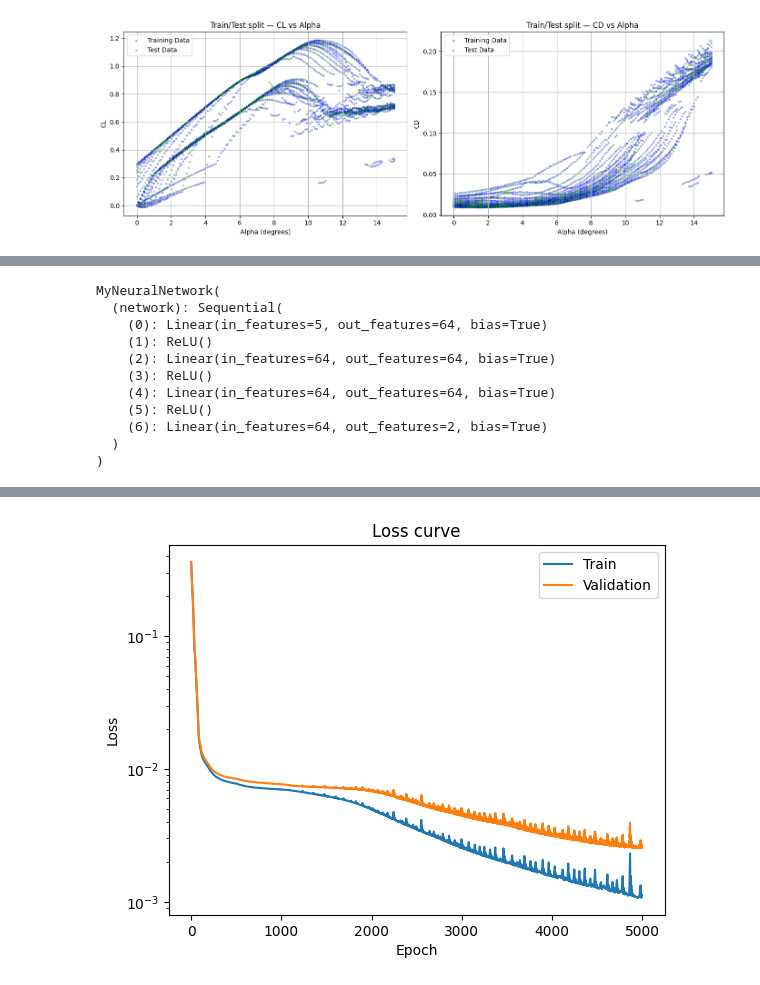
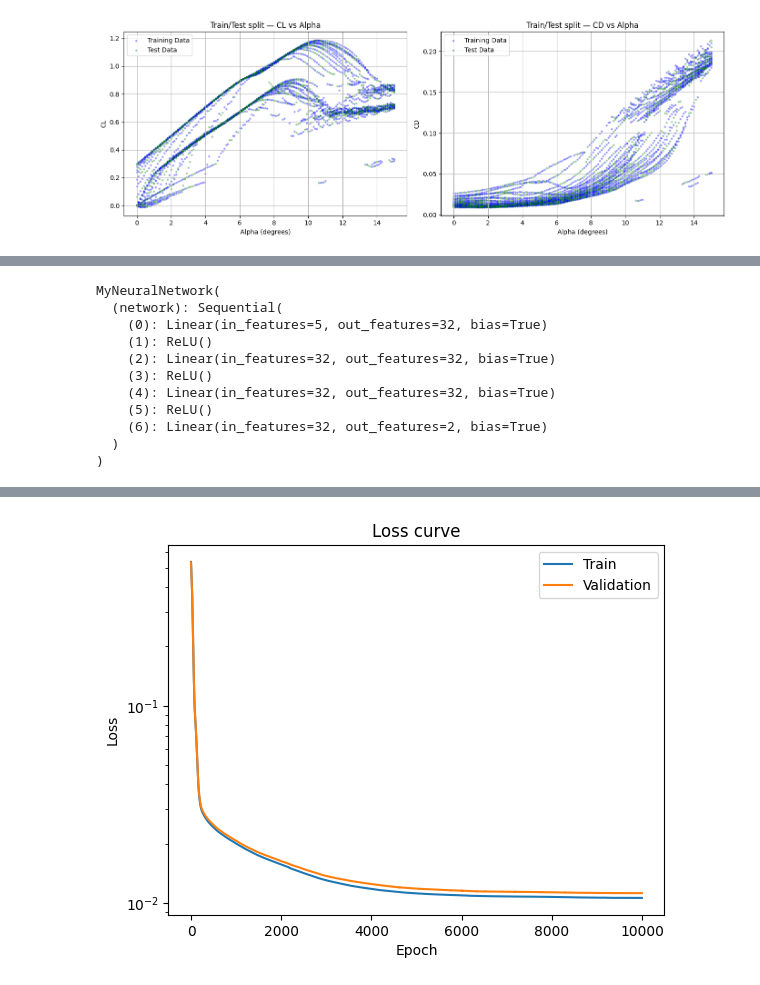
Before and after one commit to miirage-exe/data-driven-engineering, a Jupyter notebook: topic_2_pca.ipynb, the cells around one changed output, grey strips where cells are left out. Drawn from its saved outputs; the diff is of its cells as text; code cells hidden in the pictures.

```diff
--- a/topic_2_pca.ipynb
+++ b/topic_2_pca.ipynb
@@ -224,22 +217,26 @@ Any nan in Y_train_s? False
 # %%
 torch.manual_seed(42)
 
+lambda_reg = 0.00008
 input_size       = 5
-hidden_size      = 64  #number of neurons per hidden layer
+hidden_size      = 32  #number of neurons per hidden layer
 output_size      = 2
 num_hidden_layers = 3
 
 model = MyNeuralNetwork(input_size, hidden_size, output_size, num_hidden_layers)
 print(model)
+criterion = nn.MSELoss()
+optimiser = optim.Adam(model.parameters(), lr=1e-3)
+scheduler = torch.optim.lr_scheduler.ReduceLROnPlateau(optimiser, mode='min', factor=0.5, patience=200)
 # %% [output]
 MyNeuralNetwork(
   (network): Sequential(
-    (0): Linear(in_features=5, out_features=64, bias=True)
+    (0): Linear(in_features=5, out_features=32, bias=True)
     (1): ReLU()
-    (2): Linear(in_features=64, out_features=64, bias=True)
+    (2): Linear(in_features=32, out_features=32, bias=True)
     (3): ReLU()
-    (4): Linear(in_features=64, out_features=64, bias=True)
+    (4): Linear(in_features=32, out_features=32, bias=True)
     (5): ReLU()
-    (6): Linear(in_features=64, out_features=2, bias=True)
+    (6): Linear(in_features=32, out_features=2, bias=True)
   )
 )
@@ -249,34 +243,69 @@ optimiser = optim.Adam(model.parameters(), lr=1e-3)
 # %%
+# Step 7 - Training loop with early stopping, best weight saving and L1 regularisation
+
 train_loss_list = []
 test_loss_list  = []
+num_epochs      = 10000
 
-num_epochs = 5000
+# Early stopping settings
+best_val_loss      = float('inf')
+patience           = 500
+epochs_no_improve  = 0
+best_model_weights = None
+
 for epoch in range(num_epochs):
     # Forward pass
     output = model(X_train_s)
+    loss   = criterion(output, Y_train_s)
 
-    # Training loss
-    loss = criterion(output, Y_train_s)
+    # L1 regularisation
+    l1         = sum(torch.norm(p, 1) for p in model.parameters())
+    loss_total = loss + lambda_reg * l1
 
     # Validation loss (no gradient needed)
     with torch.no_grad():
         output_test = model(X_test_s)
-        loss_test   = criterion(output_test, Y_test_s)
+        loss_test   = criterion(output_test, Y_test_s) + lambda_reg * l1
 
     # Backprop + update
     optimiser.zero_grad()
-    loss.backward()
+    loss_total.backward()
     optimiser.step()
 
-    train_loss_list.append(loss.item())
+    train_loss_list.append(loss_total.item())
     test_loss_list.append(loss_test.item())
 
+    # Early stopping check
+    if loss_test.item() < best_val_loss:
+        best_val_loss      = loss_test.item()
+        epochs_no_improve  = 0
+        best_model_weights = {k: v.clone() for k, v in model.state_dict().items()}
+    else:
+        epochs_no_improve += 1
+
+    if epochs_no_improve >= patience:
+        print(f"Early stopping triggered at epoch {epoch+1}")
+        model.load_state_dict(best_model_weights)
+        break
+
+    scheduler.step(loss_test.item())
+
     if (epoch + 1) % 500 == 0:
-        print(f"Epoch [{epoch+1}/{num_epochs}], Train: {loss.item():.4f}, Val: {loss_test.item():.4f}")
+        print(f"Epoch [{epoch+1}/{num_epochs}], Train: {loss_total.item():.4f}, Val: {loss_test.item():.4f}")
 
-# Plot loss curves
+# Restore best weights even if no early stopping triggered
+if best_model_weights is not None:
+    model.load_state_dict(best_model_weights)
+
+print(f"\nBest validation loss: {best_val_loss:.4f}")
+
+# Plot loss curve
 plt.plot(train_loss_list, label='Train')
 plt.plot(test_loss_list,  label='Validation')
-plt.xlabel('Epoch'); plt.ylabel('Loss'); plt.yscale('log')
-plt.legend(); plt.title('Loss curve'); plt.show()
+plt.xlabel('Epoch')
+plt.ylabel('Loss')
+plt.yscale('log')
+plt.legend()
+plt.title('Loss curve')
+plt.show()
 # %% [output]
@@ -293,4 +329,4 @@ Epoch [5000/5000], Train: 0.0011, Val: 0.0027
-[figure, old version]
+[figure, new version]
 # %%
 with torch.no_grad():
     Y_pred_s = model(X_test_s)
```
Also changed, not shown: parts of 4 cells of this notebook.
